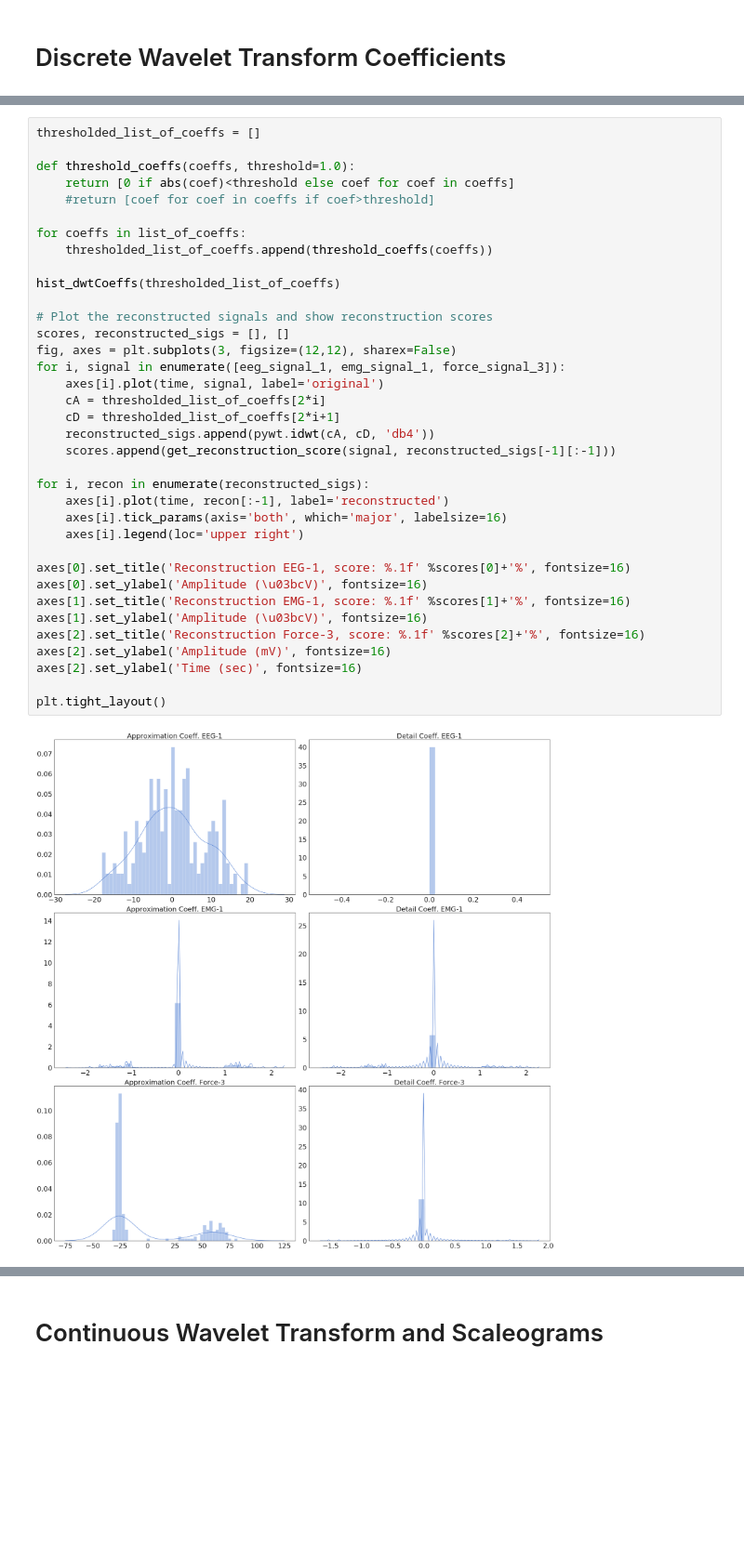
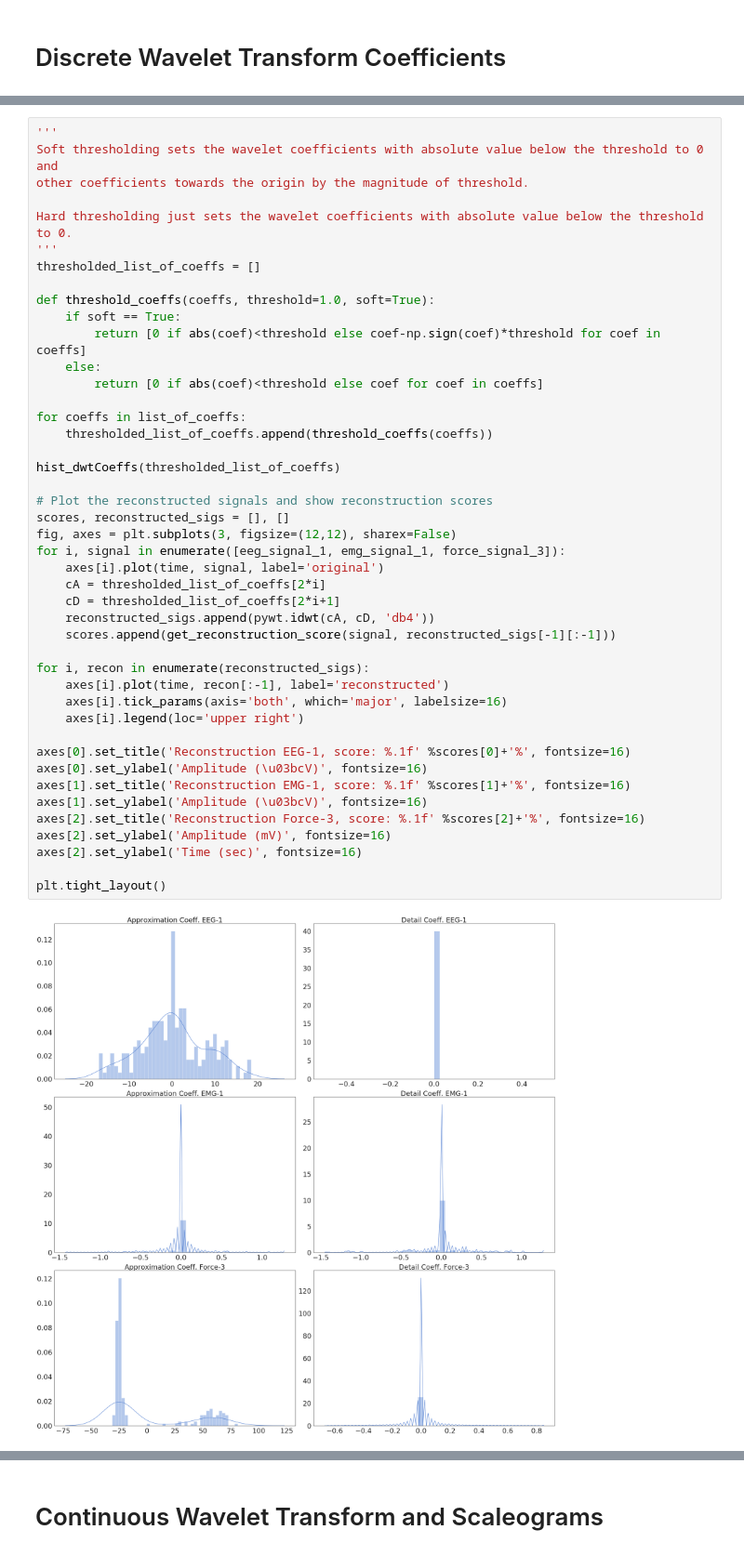
Before and after one commit to andac-demir/HapticsDynamicSystemIdentification, a Jupyter notebook: spectralAnalysis.ipynb, the cells around one changed output, grey strips where cells are left out. Shown at 93% size. Saved outputs shown, nothing was run; the diff lists cells and outputs as text; blank space fills up the shorter version.

Commit message:
soft thresholding

```diff
--- a/spectralAnalysis.ipynb
+++ b/spectralAnalysis.ipynb
@@ -264,38 +266,46 @@ plt.tight_layout()
 # %%
+'''
+Soft thresholding sets the wavelet coefficients with absolute value below the threshold to 0 and
+other coefficients towards the origin by the magnitude of threshold.
+
+Hard thresholding just sets the wavelet coefficients with absolute value below the threshold to 0.
+'''
 thresholded_list_of_coeffs = []
 
-def threshold_coeffs(coeffs, threshold=1.0):
-    return [0 if abs(coef)<threshold else coef for coef in coeffs]
-    #return [coef for coef in coeffs if coef>threshold]
+def threshold_coeffs(coeffs, threshold=1.0, soft=True):
+    if soft == True:
+        return [0 if abs(coef)<threshold else coef-np.sign(coef)*threshold for coef in coeffs]
+    else:
+        return [0 if abs(coef)<threshold else coef for coef in coeffs]
 
 for coeffs in list_of_coeffs:
     thresholded_list_of_coeffs.append(threshold_coeffs(coeffs))
 
 hist_dwtCoeffs(thresholded_list_of_coeffs)
 
 # Plot the reconstructed signals and show reconstruction scores
 scores, reconstructed_sigs = [], []
 fig, axes = plt.subplots(3, figsize=(12,12), sharex=False)
 for i, signal in enumerate([eeg_signal_1, emg_signal_1, force_signal_3]):
     axes[i].plot(time, signal, label='original')
     cA = thresholded_list_of_coeffs[2*i]
     cD = thresholded_list_of_coeffs[2*i+1]
     reconstructed_sigs.append(pywt.idwt(cA, cD, 'db4'))
     scores.append(get_reconstruction_score(signal, reconstructed_sigs[-1][:-1]))
 
 for i, recon in enumerate(reconstructed_sigs):
     axes[i].plot(time, recon[:-1], label='reconstructed')
     axes[i].tick_params(axis='both', which='major', labelsize=16)
     axes[i].legend(loc='upper right')
 
 axes[0].set_title('Reconstruction EEG-1, score: %.1f' %scores[0]+'%', fontsize=16)
 axes[0].set_ylabel('Amplitude (\u03bcV)', fontsize=16)
 axes[1].set_title('Reconstruction EMG-1, score: %.1f' %scores[1]+'%', fontsize=16)
 axes[1].set_ylabel('Amplitude (\u03bcV)', fontsize=16)
 axes[2].set_title('Reconstruction Force-3, score: %.1f' %scores[2]+'%', fontsize=16)
 axes[2].set_ylabel('Amplitude (mV)', fontsize=16)
 axes[2].set_ylabel('Time (sec)', fontsize=16)
 
 plt.tight_layout()
 # %% [output]
-[figure, old version]
+[figure, new version]
```
Also changed, not shown: parts of 8 cells of this notebook.
